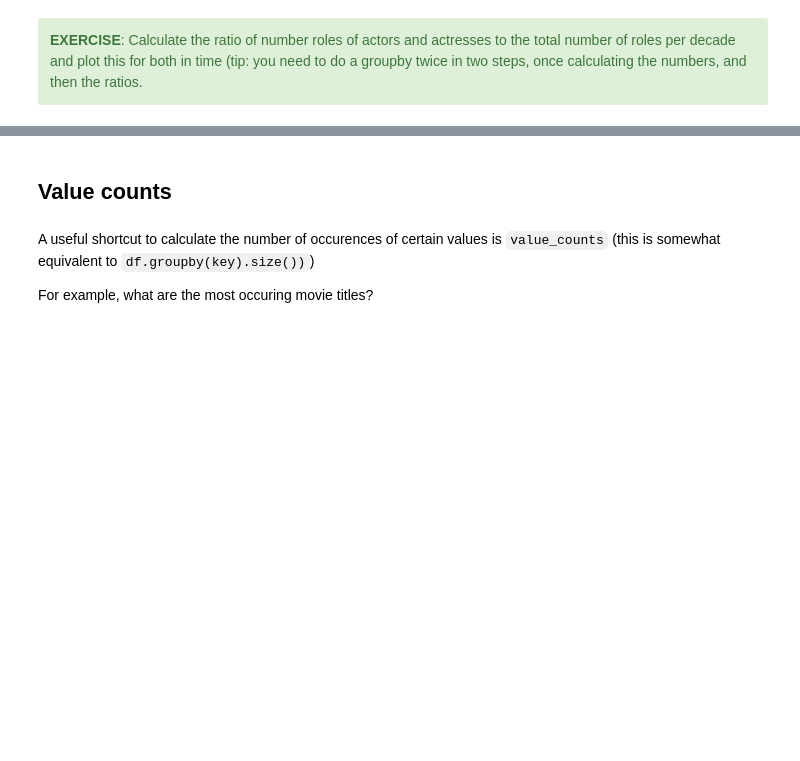
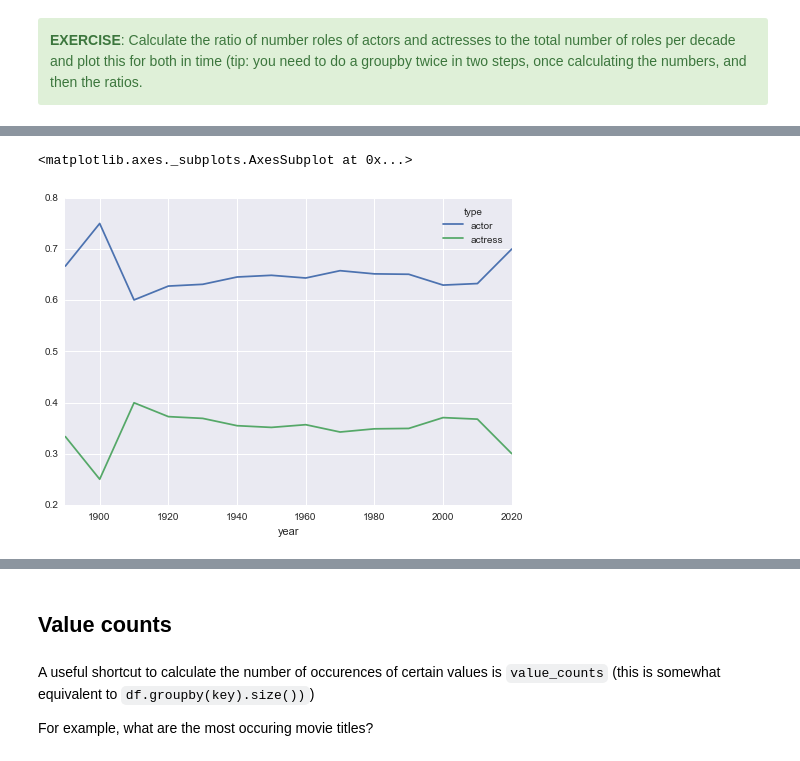
Before and after one commit to jorisvandenbossche/pandas-tutorial, a Jupyter notebook: 04 - Groupby operations.ipynb, the cells around one changed output, grey strips where cells are left out. Drawn from its saved outputs; the diff is of its cells as text; code cells hidden in the pictures; blank space fills up the shorter version.

```diff
--- a/04 - Groupby operations.ipynb
+++ b/04 - Groupby operations.ipynb
@@ -84,3 +228,7 @@ df.groupby('key').transform(normalize)
 <div class="alert alert-success">
     <b>EXERCISE</b>: Calculate the ratio of number roles of actors and actresses to the total number of roles per decade and plot this for both in time (tip: you need to do a groupby twice in two steps,  once calculating the numbers, and then the ratios.
 </div>
+# %%
+decade = cast['year'] // 10 * 10
+# %%
+numbers = cast.groupby([decade, 'type'])['name'].nunique()
@@ -86,0 +251,7 @@ df.groupby('key').transform(normalize)
+# %%
+ratios = numbers.groupby(level=0).transform(lambda group: group / group.sum())
+# %%
+ratios.unstack(1).plot()
+# %% [output]
+<matplotlib.axes._subplots.AxesSubplot at 0x...>
+[figure, added]
```
Also changed, not shown: parts of 22 cells of this notebook, 4 other files.
